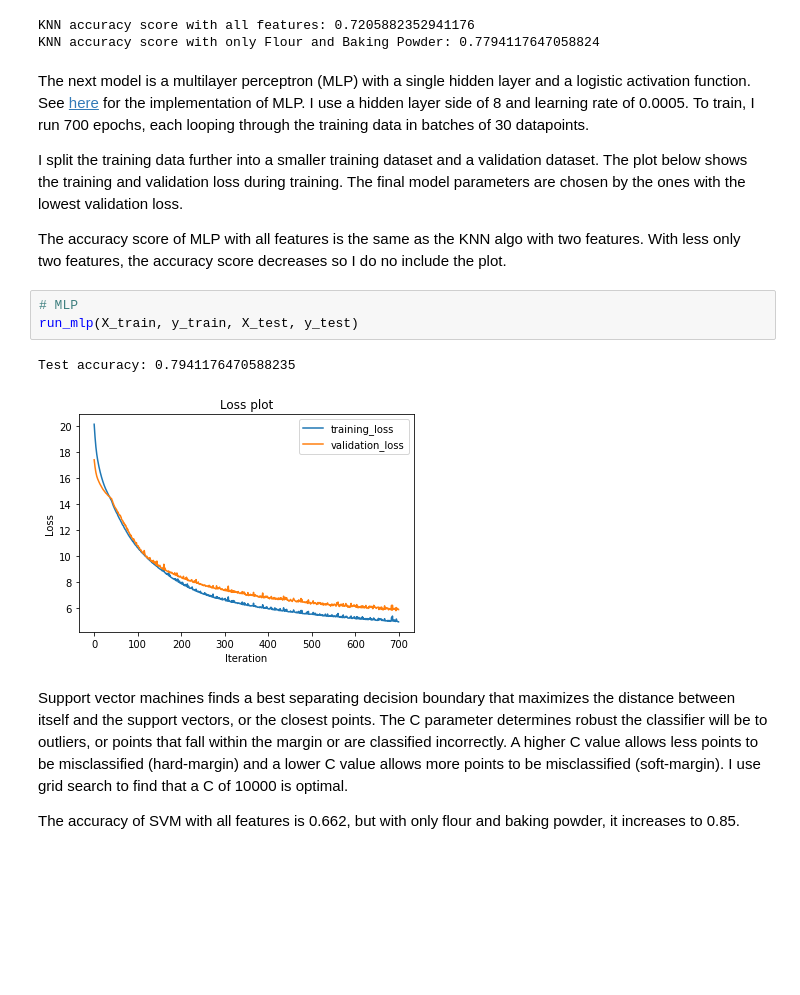
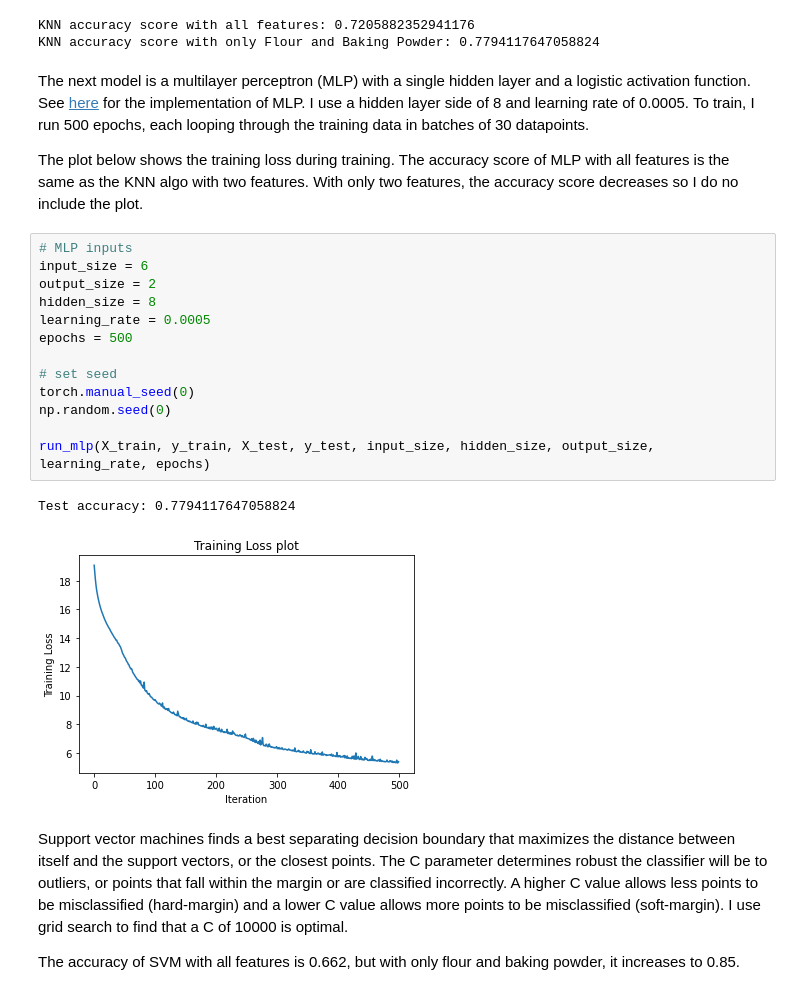
Before and after one commit to amandashu/Cupcake-Muffin-Classification, a Jupyter notebook: reports/analysis.ipynb, the cells around one changed output. Drawn from its saved outputs; the diff is of its cells as text; blank space fills up the shorter version.

```diff
--- a/reports/analysis.ipynb
+++ b/reports/analysis.ipynb
@@ -201,17 +202,25 @@ print("KNN accuracy score with only Flour and Baking Powder: " + str(accuracy_sc
 KNN accuracy score with all features: 0.7205882352941176
 KNN accuracy score with only Flour and Baking Powder: 0.7794117647058824
 # %% [markdown]
-The next model is a multilayer perceptron (MLP) with a single hidden layer and a logistic activation function. See [here](https://github.com/amandashu/Cupcake-Muffin-Classification/blob/main/src/models/mlp.py) for the implementation of MLP. I use a hidden layer side of 8 and learning rate of 0.0005. To train, I run 700 epochs, each looping through the training data in batches of 30 datapoints.
+The next model is a multilayer perceptron (MLP) with a single hidden layer and a logistic activation function. See [here](https://github.com/amandashu/Cupcake-Muffin-Classification/blob/main/src/models/mlp.py) for the implementation of MLP. I use a hidden layer side of 8 and learning rate of 0.0005. To train, I run 500 epochs, each looping through the training data in batches of 30 datapoints.
 
-I split the training data further into a smaller training dataset and a validation dataset. The plot below shows the training and validation loss during training. The final model parameters are chosen by the ones with the lowest validation loss.
-
-The accuracy score of MLP with all features is the same as the KNN algo with two features. With less only two features, the accuracy score decreases so I do no include the plot.
+The plot below shows the training loss during training. The accuracy score of MLP with all features is the same as the KNN algo with two features. With only two features, the accuracy score decreases so I do no include the plot.
-# %%
-# MLP
-run_mlp(X_train, y_train, X_test, y_test)
-# %% [output]
-Test accuracy: 0.7941176470588235
-[figure, removed]
+# %%
+# MLP inputs
+input_size = 6
+output_size = 2
+hidden_size = 8
+learning_rate = 0.0005
+epochs = 500
+
+# set seed
+torch.manual_seed(0)
+np.random.seed(0)
+
+run_mlp(X_train, y_train, X_test, y_test, input_size, hidden_size, output_size, learning_rate, epochs)
+# %% [output]
+Test accuracy: 0.7794117647058824
+[figure, added]
 # %% [markdown]
 Support vector machines finds a best separating decision boundary that maximizes the distance between itself and the support vectors, or the closest points. The C parameter determines robust the classifier will be to outliers, or points that fall within the margin or are classified incorrectly. A higher C value allows less points to be misclassified (hard-margin) and a lower C value allows more points to be misclassified (soft-margin). I use grid search to find that a C of 10000 is optimal.
 
```
Also changed, not shown: parts of 1 cell of this notebook, 1 other file.
